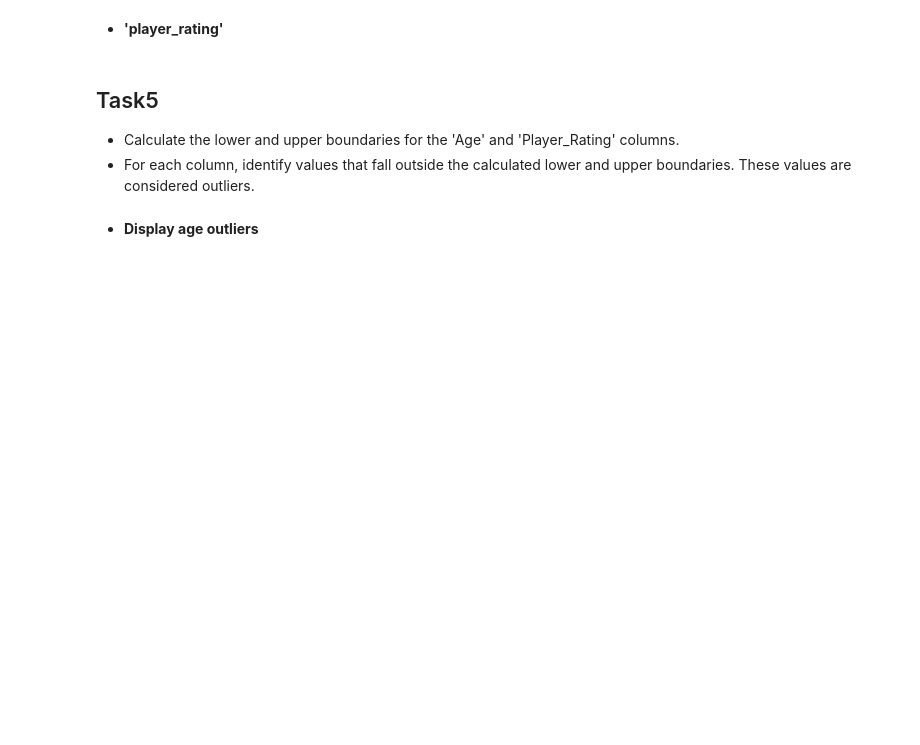
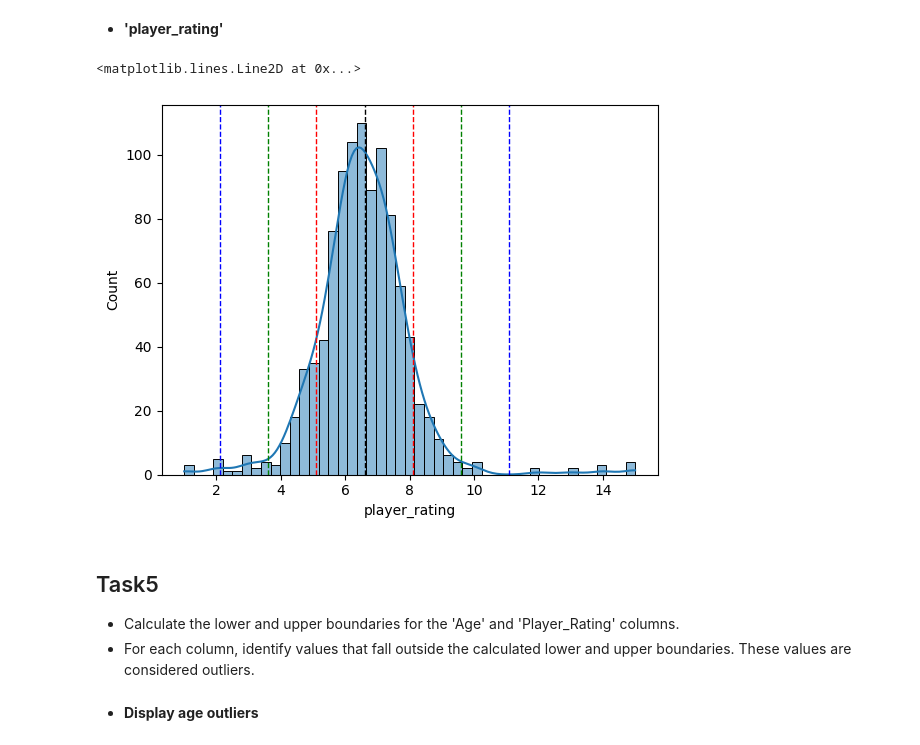
Before and after one commit to MLAI-learn/exercise, a Jupyter notebook: MATHS AND STATS FOR AI/MathsnStats_Exercise4/sports_league_outliers_detection.ipynb, the cells around one changed output. Drawn from its saved outputs; the diff is of its cells as text; code cells hidden in the pictures; blank space fills up the shorter version.

```diff
--- a/MATHS AND STATS FOR AI/MathsnStats_Exercise4/sports_league_outliers_detection.ipynb
+++ b/MATHS AND STATS FOR AI/MathsnStats_Exercise4/sports_league_outliers_detection.ipynb
@@ -45,5 +121,30 @@ Create histogram with Kernel Density Estimation (KDE) plots for both the 'age' a
 # %% [markdown]
 - **'player_rating'**
+# %%
+#stats for mean
+mean = round(df['player_rating'].mean(), 1)
+std = round(df['player_rating'].std(),1)
+
+
+
+sns.histplot(df.player_rating, kde=True)
+
+plt.axvline(mean, color='k', linestyle='dashed', linewidth=1)
+
+# one stadard deviation
+plt.axvline(mean + std, color='r', linestyle='dashed', linewidth=1)
+plt.axvline(mean - std, color='r', linestyle='dashed', linewidth=1)
+
+# two standard deviation
+plt.axvline(mean + 2*std, color='g', linestyle='dashed', linewidth=1)
+plt.axvline(mean - 2*std, color='g', linestyle='dashed', linewidth=1)
+
+# three standard deviation
+plt.axvline(mean + 3*std, color='b', linestyle='dashed', linewidth=1)
+plt.axvline(mean - 3*std, color='b', linestyle='dashed', linewidth=1)
+# %% [output]
+<matplotlib.lines.Line2D at 0x...>
+[figure, added]
 # %% [markdown]
 ## Task5
 
```
Also changed, not shown: parts of 10 cells of this notebook, 1 other file.
